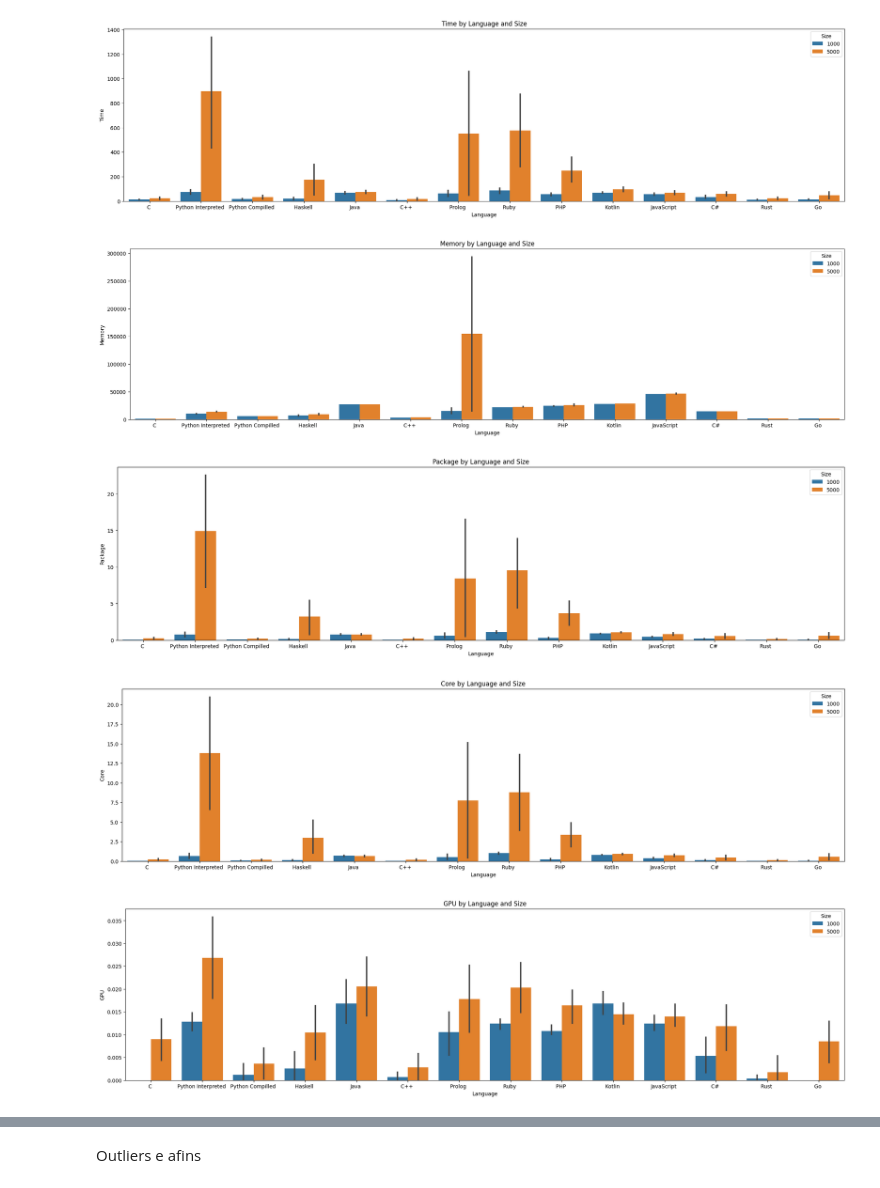
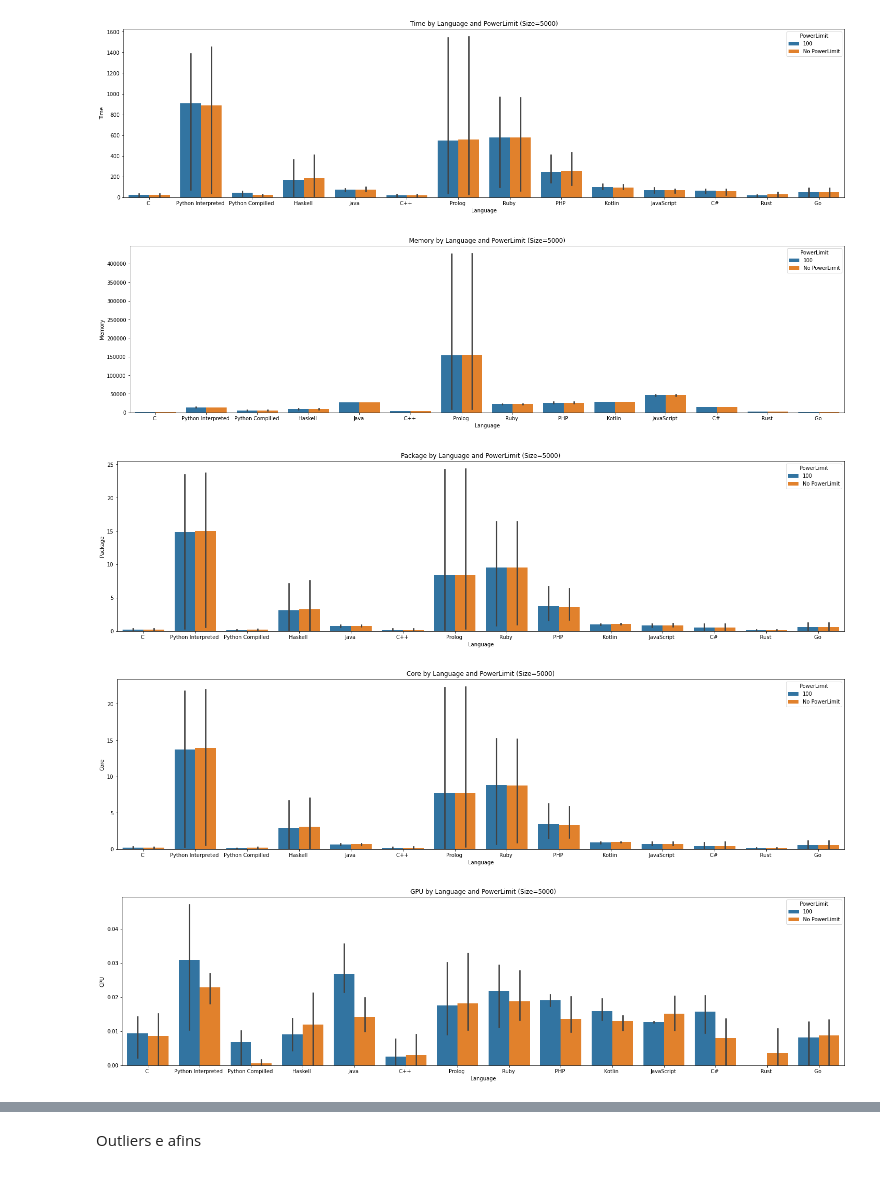
Before and after one commit to realRunlo/EnergyMeasurement, a Jupyter notebook: notebooks/statistics.ipynb, the cells around one changed output, grey strips where cells are left out. Saved outputs shown, nothing was run; the diff lists cells and outputs as text; code cells hidden in the pictures.

```diff
--- a/notebooks/statistics.ipynb
+++ b/notebooks/statistics.ipynb
@@ -46,18 +92,25 @@ max      0.047058    0.0  1551.000000    49.800000  427036.000000
 # %%
+import matplotlib.pyplot as plt
+import seaborn as sea
+
+size = 5000
+
 for col in ["Time", "Memory", "Package", "Core", "GPU"]:
     plt.figure(figsize=(25, 6))
-    sea.barplot(data=df, x='Language', y=col, hue='Size')
+    data_subset = df[df['Size'] == size]
+    hue_labels = ["No PowerLimit" if val == -1 else val for val in data_subset['PowerLimit']]
+    sea.barplot(data=data_subset, x='Language', y=col, hue=hue_labels)
     plt.xlabel('Language')
-    plt.ylabel(f'{col}')
-    plt.title(f'{col} by Language and Size')
-    plt.legend(title='Size')
+    plt.ylabel(col)
+    plt.title(f'{col} by Language and PowerLimit (Size={size})')
+    plt.legend(title='PowerLimit')
     plt.show()
 # %% [output]
-[figure, old version]
+[figure, new version]
-[figure, old version]
+[figure, new version]
-[figure, old version]
+[figure, new version]
-[figure, old version]
+[figure, new version]
-[figure, old version]
+[figure, new version]
 # %%
 # Histogram and density estimation
 from sklearn.neighbors import KernelDensity
```
Also changed, not shown: parts of 7 cells of this notebook.
